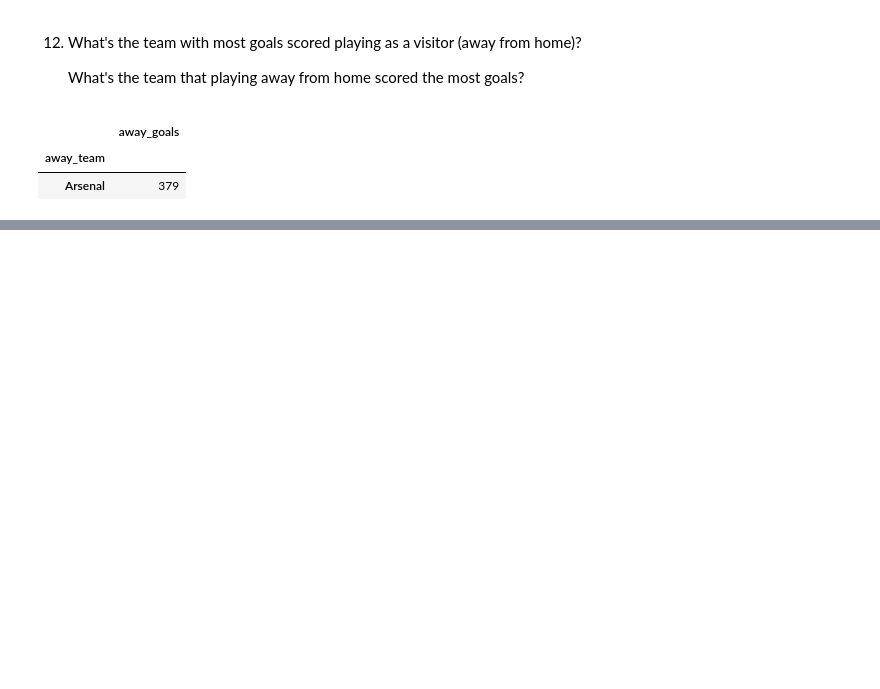
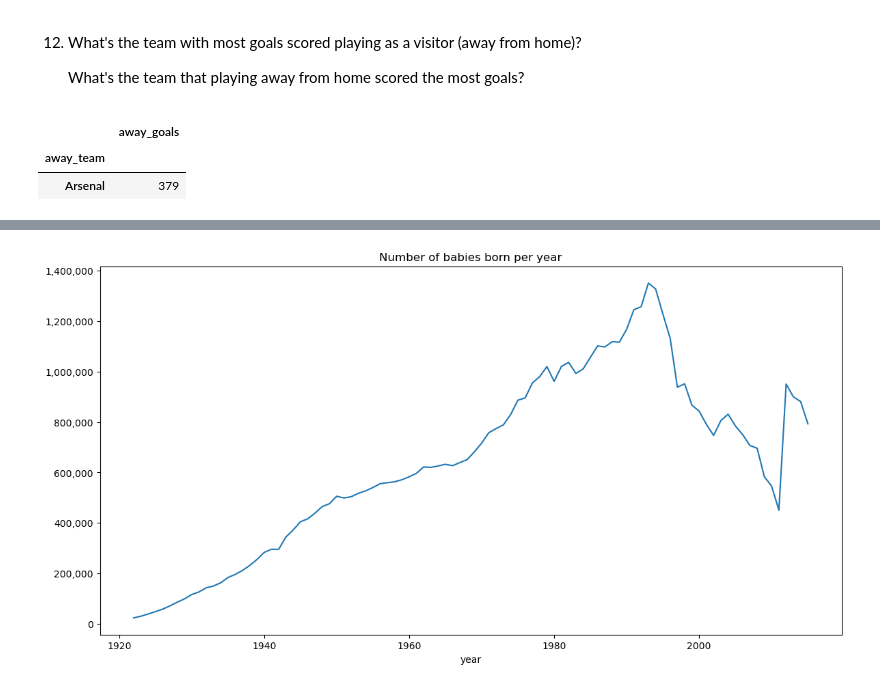
Before and after one commit to DVadeus/Data-Analysis, a Jupyter notebook: 4 Data Wrangling with Pandas.ipynb, the cells around one changed output, grey strips where cells are left out. Cells and saved outputs as stored; diff of their text form; code cells hidden in the pictures; blank space fills up the shorter version.

```diff
--- a/4 Data Wrangling with Pandas.ipynb
+++ b/4 Data Wrangling with Pandas.ipynb
@@ -1943,0 +1961,3 @@ df.groupby('away_team').agg({'away_goals': 'sum'}).sort_values('away_goals', asc
+# %%
+df = pd.read_csv('files/historic-names-argentina.zip')
+df.head()
@@ -1943,0 +1986,2 @@ df.groupby('away_team').agg({'away_goals': 'sum'}).sort_values('away_goals', asc
+# %%
+df.dropna(inplace=True)
@@ -1943,0 +2071,8 @@ df.groupby('away_team').agg({'away_goals': 'sum'}).sort_values('away_goals', asc
+# %%
+fig, ax = plt.subplots(figsize=(14, 7))
+from matplotlib.ticker import StrMethodFormatter
+df_babies_per_year = df.groupby('year')['quantity'].sum()
+df_babies_per_year.plot(title = 'Number of babies born per year', ax = ax)
+ax.yaxis.set_major_formatter(StrMethodFormatter('{x:,.0f}'))
+# %% [output]
+[figure, added]
```
Also changed, not shown: parts of 82 cells of this notebook, 2 other files.
